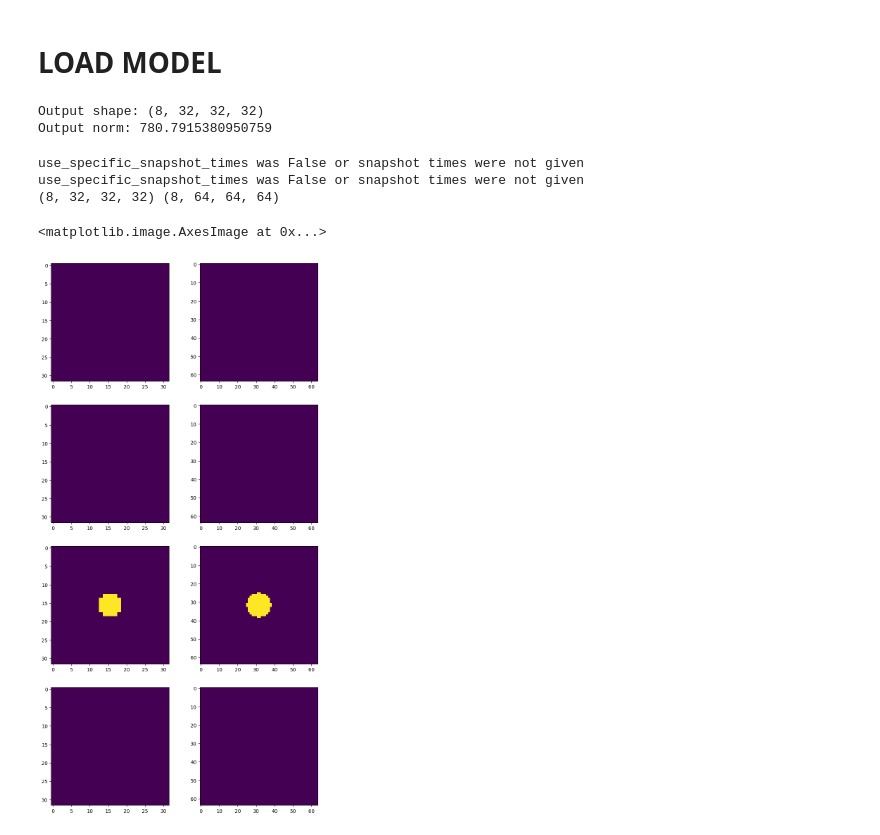
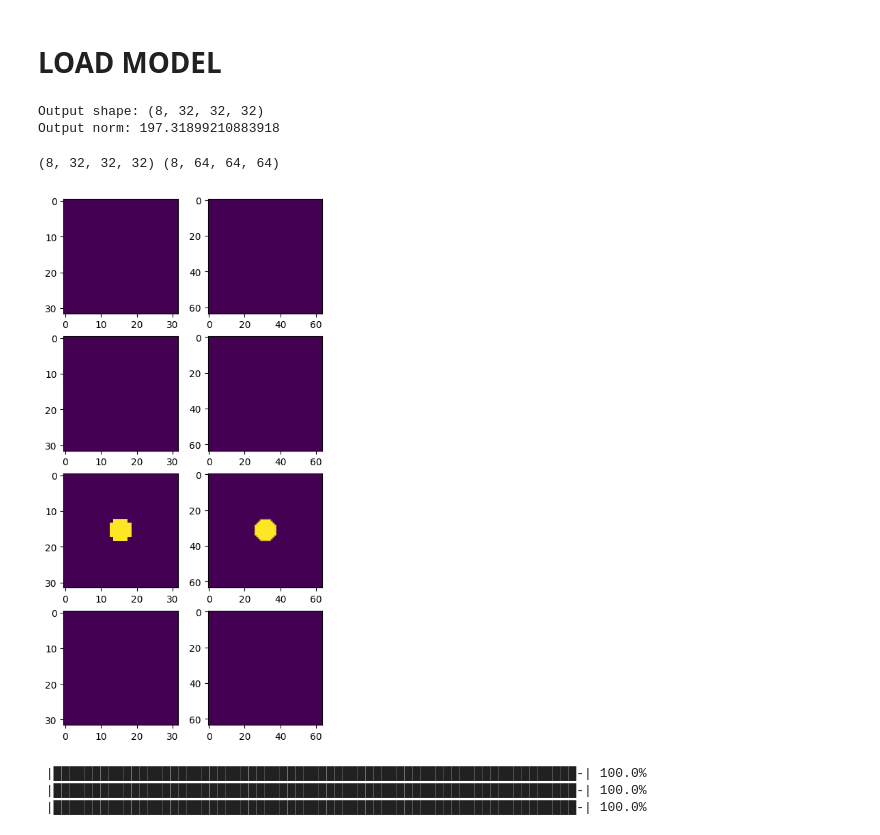
Before and after one commit to leo1200/jf1uids, a Jupyter notebook: corrector/notebooks/testing_model.ipynb, the cells around one changed output. Drawn from its saved outputs; the diff is of its cells as text; code cells hidden in the pictures.

Commit message:
dataset class and testing model notebook

```diff
--- a/corrector/notebooks/testing_model.ipynb
+++ b/corrector/notebooks/testing_model.ipynb
@@ -30,10 +30,12 @@ with initialize(version_base=None, config_path="../../configs"):
 # LOAD MODEL
 # %%
 # Create a test model
+experiment_folder = "/export/home/jalegria/Thesis/jf1uids/experiments/experiment_1/2025-10-10_15-09-03_10"
+model_name = "cnn_model.eqx"
 key = jax.random.PRNGKey(42)
 model = CorrectorCNN(in_channels=8, hidden_channels=16, key=key)
 model = eqx.tree_deserialise_leaves(
-    "/export/home/jalegria/Thesis/jf1uids/experiments/experiment_1/2025-10-08_11-30-03_10/cnn_model.eqx",
+    os.path.join(experiment_folder, model_name),
     model,
 )
 # Test input
@@ -46,7 +48,7 @@ print(f"Output norm: {jnp.linalg.norm(output)}")
 del output, test_input
 # %% [output]
 Output shape: (8, 32, 32, 32)
-Output norm: 780.7915380950759
+Output norm: 197.31899210883918
 # %%
 neural_net_params, neural_net_static = eqx.partition(model, eqx.is_array)
 cnn_mhd_corrector_config = CNNMHDconfig(
@@ -54,23 +56,38 @@ cnn_mhd_corrector_config = CNNMHDconfig(
 )
 cnn_mhd_corrector_params = CNNMHDParams(network_params=neural_net_params)
 # %%
+import numpy as np
 cfg_data = cfg.data
-cfg_data.use_specific_snapshot_timepoints = False
-
-lr_initial_state, lr_config, lr_params, lr_helper_data, lr_registered_variables = (
+cfg_data.use_specific_snapshot_timepoints = True
+cfg_data.snapshot_timepoints = np.linspace(0.0, cfg_data.t_end, 100).tolist()
+rng_seed = 112
+lr_initial_state, lr_config_corrected, lr_params_corrected, lr_helper_data_corrected, lr_registered_variables_corrected = (
     prepare_initial_state(
         cfg_data=cfg_data,
-        rng_seed=30,
+        rng_seed=rng_seed,
         cnn_mhd_corrector_config=cnn_mhd_corrector_config,
         cnn_mhd_corrector_params=cnn_mhd_corrector_params,
         downscale=True,
     )
 )
+(
+    lr_initial_state,
+    lr_config_not_corrected,
+    lr_params_not_corrected,
+    lr_helper_data_not_corrected,
+    lr_registered_variables_not_corrected,
+) = prepare_initial_state(
+    cfg_data=cfg_data,
+    rng_seed=rng_seed,
+    cnn_mhd_corrector_config=None,
+    cnn_mhd_corrector_params=None,
+    downscale=True,
+)
 
 hr_initial_state, hr_config, hr_params, hr_helper_data, hr_registered_variables = (
     prepare_initial_state(
         cfg_data=cfg_data,
-        rng_seed=30,
+        rng_seed=rng_seed,
         cnn_mhd_corrector_config=None,
         cnn_mhd_corrector_params=None,
         downscale=False,
@@ -78,13 +95,11 @@ hr_initial_state, hr_config, hr_params, hr_helper_data, hr_registered_variables
 )
 print(jnp.shape(lr_initial_state), jnp.shape(hr_initial_state))
 # %% [output]
-use_specific_snapshot_times was False or snapshot times were not given
-use_specific_snapshot_times was False or snapshot times were not given
 (8, 32, 32, 32) (8, 64, 64, 64)
 # %%
 import matplotlib.pyplot as plt
 # %%
-fig, ax = plt.subplots(4, 2, figsize = (10, 20))
+fig, ax = plt.subplots(4, 2, figsize = (5, 10))
 #density 0
 #velocity 1,2,3
 #pressure 4
@@ -92,38 +107,60 @@ fig, ax = plt.subplots(4, 2, figsize = (10, 20))
 ax[0][0].imshow(lr_initial_state[0, :, :, 16])
 ax[0][1].imshow(hr_initial_state[0, :, :, 32])
 
 ax[1][0].imshow(jnp.sqrt(lr_initial_state[1, :, :, 16]**2+ lr_initial_state[2, :, :, 16]**2+ lr_initial_state[3, :, :, 16]**2))
 ax[1][1].imshow(
     jnp.sqrt(
         hr_initial_state[1, :, :, 32] ** 2
         + hr_initial_state[2, :, :, 32] ** 2
         + hr_initial_state[3, :, :, 32] ** 2
     )
 )
 
 ax[2][0].imshow(lr_initial_state[4, :, :, 16])
 ax[2][1].imshow(hr_initial_state[4, :, :, 32])
 
 ax[3][0].imshow(
     jnp.sqrt(
         lr_initial_state[5, :, :, 16] ** 2
         + lr_initial_state[6, :, :, 16] ** 2
         + lr_initial_state[7, :, :, 16] ** 2
     )
 )
 ax[3][1].imshow(
     jnp.sqrt(
         hr_initial_state[5, :, :, 32] ** 2
         + hr_initial_state[6, :, :, 32] ** 2
         + hr_initial_state[7, :, :, 32] ** 2
     )
 )
+plt.show()
 # %% [output]
-<matplotlib.image.AxesImage at 0x...>
-[figure, old version]
+[figure, new version]
 # %%
 from jf1uids import time_integration
+lr_config_corrected= lr_config_corrected._replace(progress_bar=True)
+lr_config_not_corrected = lr_config_not_corrected._replace(progress_bar=True)
+hr_config = hr_config._replace(progress_bar=True)
+lr_corrected_snapshot_data = time_integration(
+    lr_initial_state,
+    lr_config_corrected,
+    lr_params_corrected,
+    lr_helper_data_corrected,
+    lr_registered_variables_corrected,
+)
 
-final_state = time_integration(
-    lr_initial_state, lr_config, lr_params, lr_helper_data, lr_registered_variables
+lr_not_corrected_snapshot_data = time_integration(
+    lr_initial_state,
+    lr_config_not_corrected,
+    lr_params_not_corrected,
+    lr_helper_data_not_corrected,
+    lr_registered_variables_not_corrected,
 )
+
+hr_snapshot_data = time_integration(
+    hr_initial_state, hr_config, hr_params, hr_helper_data, hr_registered_variables
+)
+# %% [output]
+ |███████████████████████████████████████████████████████████████████-| 100.0%
+ |███████████████████████████████████████████████████████████████████-| 100.0%
+ |███████████████████████████████████████████████████████████████████-| 100.0%
```
Also changed, not shown: parts of 11 cells of this notebook, 10 other files.
